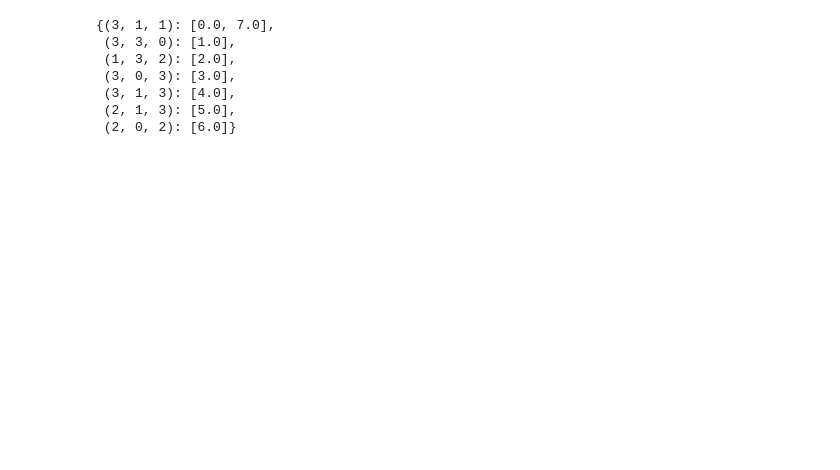
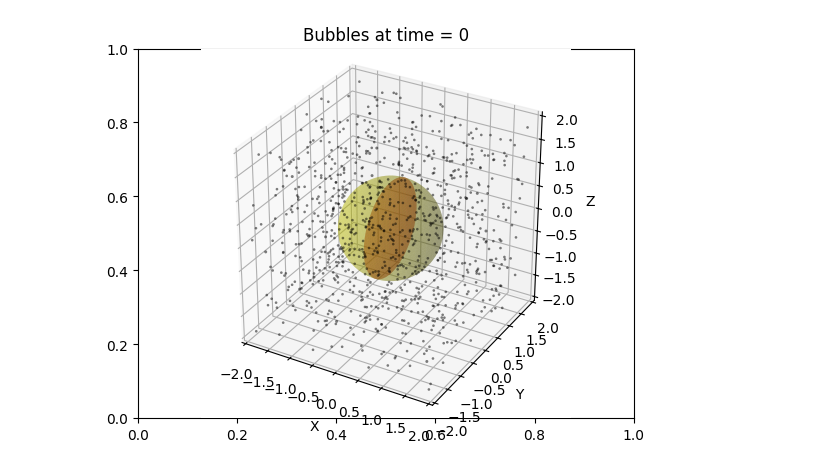
Before and after one commit to zhizhiL/merging_3D, a Jupyter notebook: merge_3D_testpad.ipynb, the cells around one changed output. Saved outputs shown, nothing was run; the diff lists cells and outputs as text; code cells hidden in the pictures; blank space fills up the shorter version.

```diff
--- a/merge_3D_testpad.ipynb
+++ b/merge_3D_testpad.ipynb
@@ -166,11 +112,9 @@ def find_partner_in_cell():
-# %%
-Fbub_A, Fbub_B, drawer_A, drawer_B = merge_bubbles(Bubbles_df_ini)
-drawer_A
-# %% [output]
-{(3, 1, 1): [0.0, 7.0],
- (3, 3, 0): [1.0],
- (1, 3, 2): [2.0],
- (3, 0, 3): [3.0],
- (3, 1, 3): [4.0],
- (2, 1, 3): [5.0],
- (2, 0, 2): [6.0]}
+# %%
+advected_states = Bubbles_df_ini[:, 1:7]
+import merge_bubbles_3d as merge
+
+Bubbles_df_after, coll = merge.merge_package(Bubbles_df_ini, advected_states,
+                                             gridA_xc.shape, gridB_xc.shape, boundaries=(xl, xr, yl, yr, zd, zu), cell_size=(dx_col, dy_col, dz_col),
+                                             R_collision=0.1, merge_method='volume-weighted', a=R0, timeNow=0, this_ax=None, color=None)
+# %% [output]
+[figure, added]
```
Also changed, not shown: parts of 4 cells of this notebook, 2 other files.
